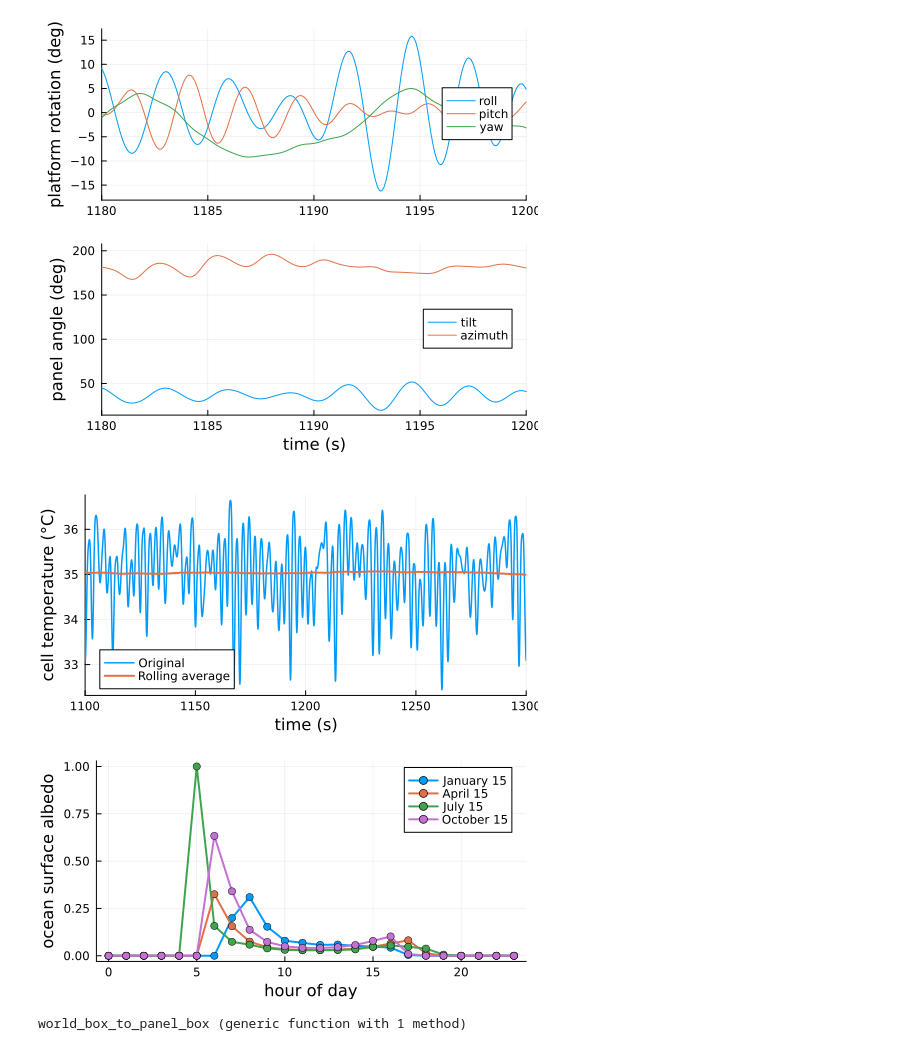
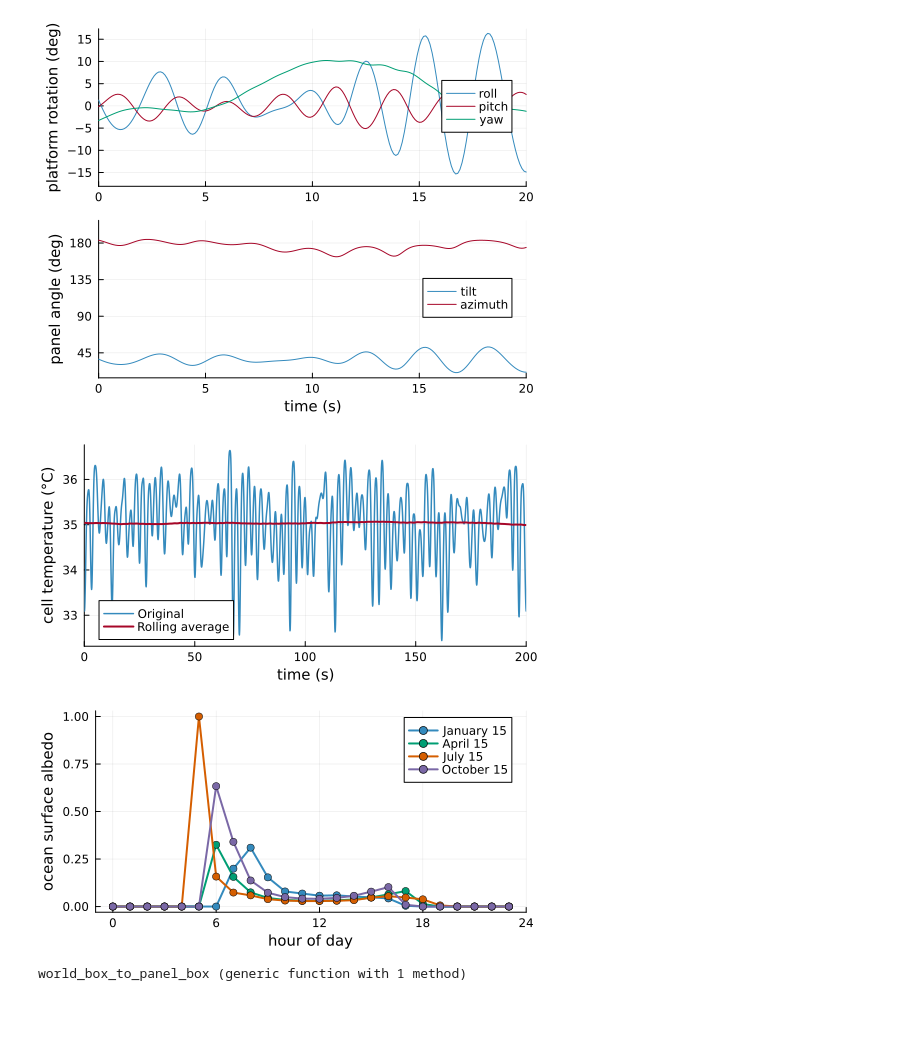
Before and after one commit to jtgrasb/PVlib.jl, a Jupyter notebook: examples/pioneer_opt.ipynb, the cells around one changed output. Drawn from its saved outputs; the diff is of its cells as text; code cells hidden in the pictures; blank space fills up the shorter version.

Commit message:
Paper figures

```diff
--- a/examples/pioneer_opt.ipynb
+++ b/examples/pioneer_opt.ipynb
@@ -46,26 +46,31 @@ WEC_response = data["WEC_response"];
 # %%
 panel_tilt, panel_azimuth = panel_tilt_azimuth(WEC_response, installation_tilt, installation_azimuth)
 
 t = time                      # length N
 x = WEC_response[:,1]; y = WEC_response[:,2]; z = WEC_response[:,3]
 roll  = WEC_response[:,4]
 pitch = WEC_response[:,5]
 yaw   = WEC_response[:,6]
 
+start_time = 1280
+end_time = 1300
+
+plot_colors = ["#348ABD", "#A60628", "#009E73", "#7A68A6", "#D55E00", "#CC79A7"]
+
 # 2) Rotational motions
-p2 = plot(t, roll*180/pi,  label="roll", ylabel="platform rotation (deg)",xlims=(1180, 1200),)
-plot!(p2, t, pitch*180/pi, label="pitch")
-plot!(p2, t, yaw*180/pi,   label="yaw")
+p2 = plot(t.-start_time, roll*180/pi,  label="roll", ylabel="platform rotation (deg)",xlims=(0, end_time-start_time), palette=plot_colors)
+plot!(p2, t.-start_time, pitch*180/pi, label="pitch")
+plot!(p2, t.-start_time, yaw*180/pi,   label="yaw")
 
 # 3) Panel angles
-p3 = plot(t, panel_tilt, label="tilt", xlabel="time (s)", ylabel="panel angle (deg)", xlims=(1180, 1200),)
-plot!(p3, t, panel_azimuth,   label="azimuth")
+p3 = plot(t.-start_time, panel_tilt, label="tilt", xlabel="time (s)", ylabel="panel angle (deg)", xlims=(0, end_time-start_time),yticks=0:45:225, palette=plot_colors)
+plot!(p3, t.-start_time, panel_azimuth,   label="azimuth")
 
-p = plot(p2, p3, layout=(2,1), legend=:right, size = (500, 450))
+p = plot(p2, p3, layout=(2,1), legend=:right, size = (500, 400), guidefontsize = 10, bottom_margin = -1mm)
 display(p)
 #savefig(p, "figures/tilt_azimuth.png")
 # %% [output]
-[figure, old version]
+[figure, new version]
 # %%
 days = [
     (1, 15),
@@ -128,21 +133,33 @@ total_irradiance = get_total_irradiance(panel_tilt, panel_azimuth, weather_data_
 cell_temp_orig = sapm_cell_temperature(total_irradiance, weather_data_all[season_ind][hour_ind])
 cell_temp_avg = rolling_average_sapm_cell_temperature(total_irradiance, weather_data_all[season_ind][hour_ind])
 
-p = plot(time, getfield.(cell_temp_orig,:cell_temperature), xlabel="time (s)", ylabel="cell temperature (°C)", xlims=[1100, 1300],label="Original", linewidth=1.5, size = (500, 250))
-plot!(p, time, getfield.(cell_temp_avg,:cell_temperature),label="Rolling average", linewidth=2)
+start_time = 1100
+end_time = 1300
+
+p = plot(time.-start_time, getfield.(cell_temp_orig,:cell_temperature), xlabel="time (s)", ylabel="cell temperature (°C)", xlims=[0, end_time-start_time],label="Original", linewidth=1.5, size = (500, 250), guidefontsize = 10, palette=plot_colors)
+plot!(p, time.-start_time, getfield.(cell_temp_avg,:cell_temperature),label="Rolling average", linewidth=2)
 
 display(p)
 #savefig(p, "figures/cell_temp_rolling.png")
 # %% [output]
-[figure, old version]
+[figure, new version]
 # %%
 labels = ["January 15", "April 15", "July 15", "October 15"]
+season_colors = [
+    "#348ABD",  # January - blue
+    "#009E73",  # April - green
+    "#D55E00",  # July - orange
+    "#7A68A6",  # October - purple
+]
 hours = 0:23
 
 p = plot(
     xlabel = "hour of day",
     ylabel = "ocean surface albedo",
     legend = :best,
+    xticks = 0:6:24,
+    xlims = (-1, 24),
+    guidefontsize = 10,
 )
 
 for day_ind in eachindex(labels)
@@ -153,7 +170,8 @@ for day_ind in eachindex(labels)
         label = labels[day_ind],
         linewidth = 2,
         marker = :circle,
-        size=(500, 250)
+        size=(500, 250),
+        palette = season_colors
     )
 end
 
@@ -161,7 +179,7 @@ display(p)
 
 #savefig(p, "figures/seasonal_albedo.png")
 # %% [output]
-[figure, old version]
+[figure, new version]
 # %%
 function world_point_to_panel(
     q_world::Tuple{<:Real,<:Real,<:Real},
```
Also changed, not shown: parts of 6 cells of this notebook, 10 other files.
